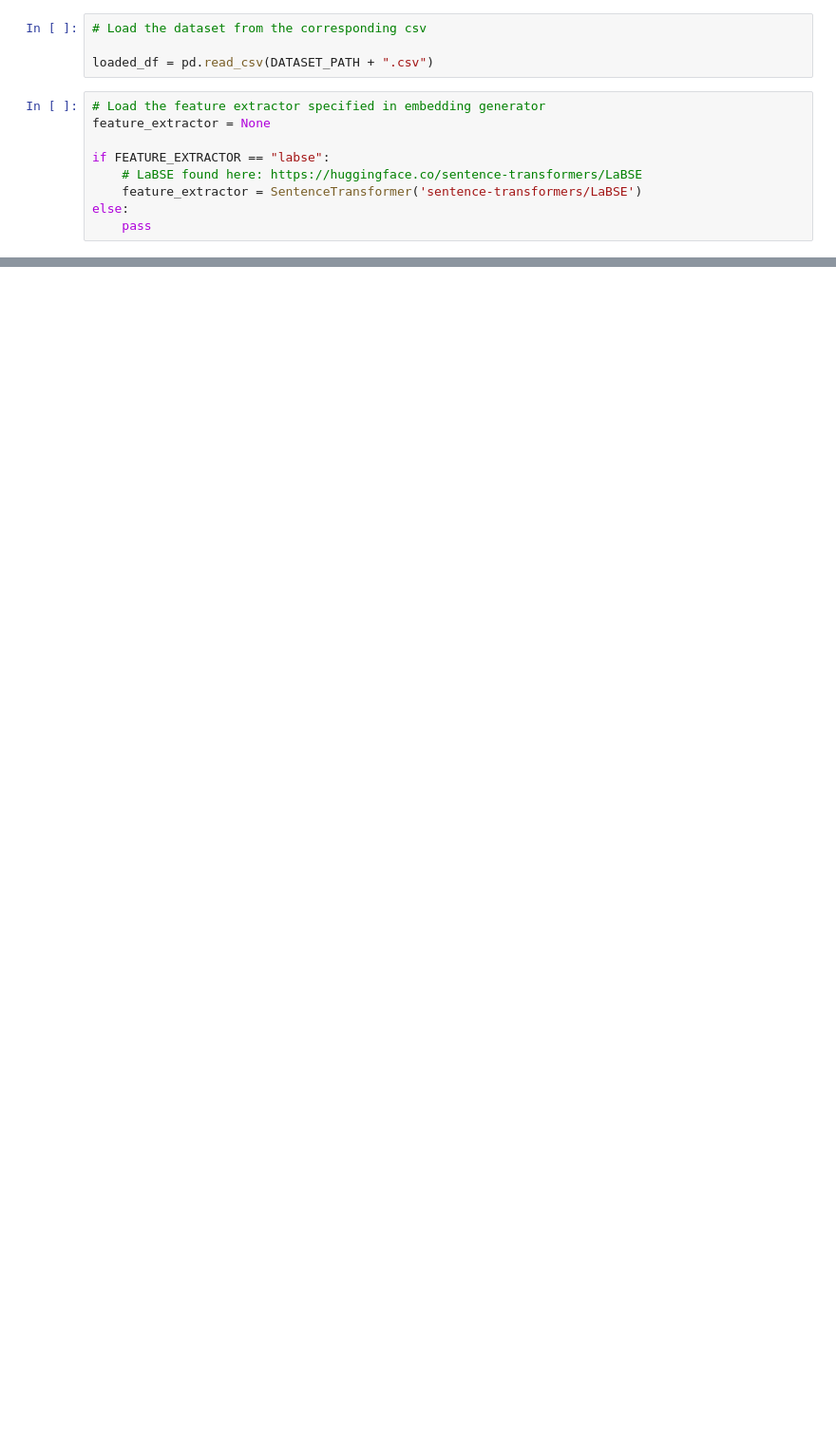
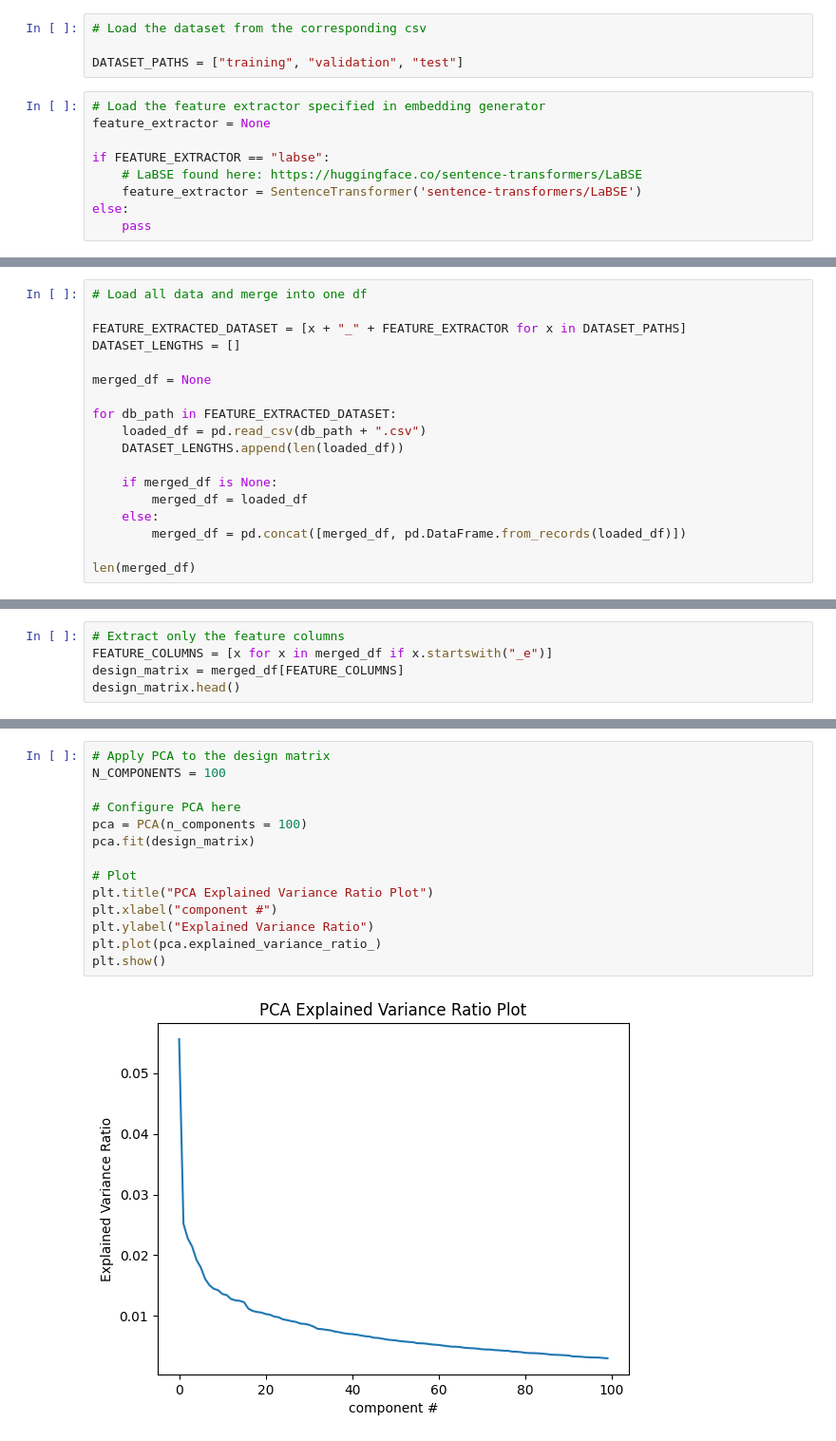
Before and after one commit to TheRealAnonymous008/MachineLearning, a Jupyter notebook: preprocessing.ipynb, the cells around one changed output, grey strips where cells are left out. Shown: that part at 95% size. Cells and saved outputs as stored; diff of their text form; blank space fills up the shorter version.

```diff
--- a/preprocessing.ipynb
+++ b/preprocessing.ipynb
@@ -12,7 +16,7 @@ FEATURE_EXTRACTOR = "labse"
 # %%
 # Load the dataset from the corresponding csv
 
-loaded_df = pd.read_csv(DATASET_PATH + ".csv")
+DATASET_PATHS = ["training", "validation", "test"]
 # %%
 # Load the feature extractor specified in embedding generator
 feature_extractor = None
@@ -51,0 +58,18 @@ new_df.to_csv(NEW_FILE_PATH + ".csv", index=False)
+# %%
+# Load all data and merge into one df
+
+FEATURE_EXTRACTED_DATASET = [x + "_" + FEATURE_EXTRACTOR for x in DATASET_PATHS]
+DATASET_LENGTHS = []
+
+merged_df = None
+
+for db_path in FEATURE_EXTRACTED_DATASET:
+    loaded_df = pd.read_csv(db_path + ".csv")
+    DATASET_LENGTHS.append(len(loaded_df))
+
+    if merged_df is None:
+        merged_df = loaded_df
+    else:
+        merged_df = pd.concat([merged_df, pd.DataFrame.from_records(loaded_df)])
+
+len(merged_df)
@@ -51,0 +78,5 @@ new_df.to_csv(NEW_FILE_PATH + ".csv", index=False)
+# %%
+# Extract only the feature columns
+FEATURE_COLUMNS = [x for x in merged_df if x.startswith("_e")]
+design_matrix = merged_df[FEATURE_COLUMNS]
+design_matrix.head()
@@ -51,0 +91,16 @@ new_df.to_csv(NEW_FILE_PATH + ".csv", index=False)
+# %%
+# Apply PCA to the design matrix
+N_COMPONENTS = 100
+
+# Configure PCA here
+pca = PCA(n_components = 100)
+pca.fit(design_matrix)
+
+# Plot
+plt.title("PCA Explained Variance Ratio Plot")
+plt.xlabel("component #")
+plt.ylabel("Explained Variance Ratio")
+plt.plot(pca.explained_variance_ratio_)
+plt.show()
+# %% [output]
+[figure, added]
```
Also changed, not shown: parts of 13 cells of this notebook.
